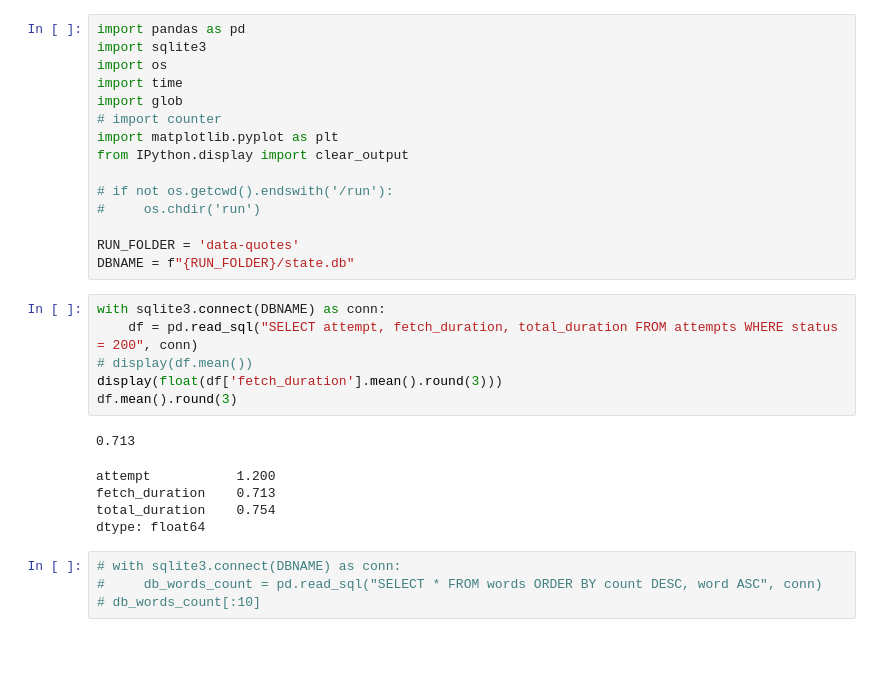
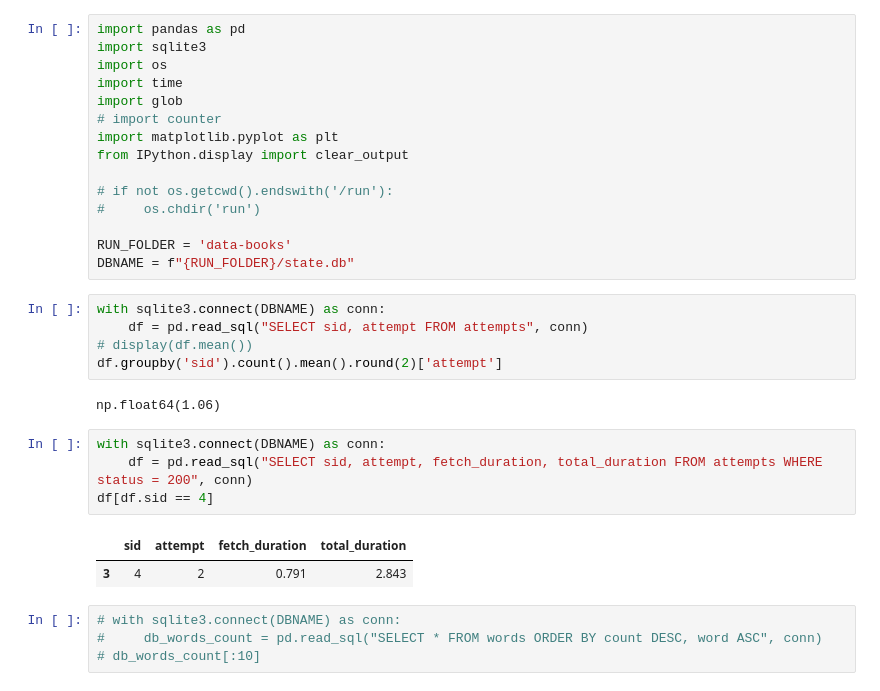
Before and after one commit to igoriokas/web-crawler, a Jupyter notebook: src/_view_state.ipynb, the cells around one changed output. Saved outputs shown, nothing was run; the diff lists cells and outputs as text; blank space fills up the shorter version.

```diff
--- a/src/_view_state.ipynb
+++ b/src/_view_state.ipynb
@@ -11,20 +11,22 @@ from IPython.display import clear_output
 # if not os.getcwd().endswith('/run'):
 #     os.chdir('run')
 
-RUN_FOLDER = 'data-quotes'
+RUN_FOLDER = 'data-books'
 DBNAME = f"{RUN_FOLDER}/state.db"
+# %%
+with sqlite3.connect(DBNAME) as conn:
+    df = pd.read_sql("SELECT sid, attempt FROM attempts", conn)
+# display(df.mean())
+df.groupby('sid').count().mean().round(2)['attempt']
+# %% [output]
+np.float64(1.06)
 # %%
 with sqlite3.connect(DBNAME) as conn:
-    df = pd.read_sql("SELECT attempt, fetch_duration, total_duration FROM attempts WHERE status = 200", conn)
-# display(df.mean())
-display(float(df['fetch_duration'].mean().round(3)))
-df.mean().round(3)
+    df = pd.read_sql("SELECT sid, attempt, fetch_duration, total_duration FROM attempts WHERE status = 200", conn)
+df[df.sid == 4]
 # %% [output]
-0.713
-attempt           1.200
-fetch_duration    0.713
-total_duration    0.754
-dtype: float64
+|  | sid | attempt | fetch_duration | total_duration |
+| 3 | 4 | 2 | 0.791 | 2.843 |
 # %%
 # with sqlite3.connect(DBNAME) as conn:
 #     db_words_count = pd.read_sql("SELECT * FROM words ORDER BY count DESC, word ASC", conn)
```
Also changed, not shown: 2 other files.
